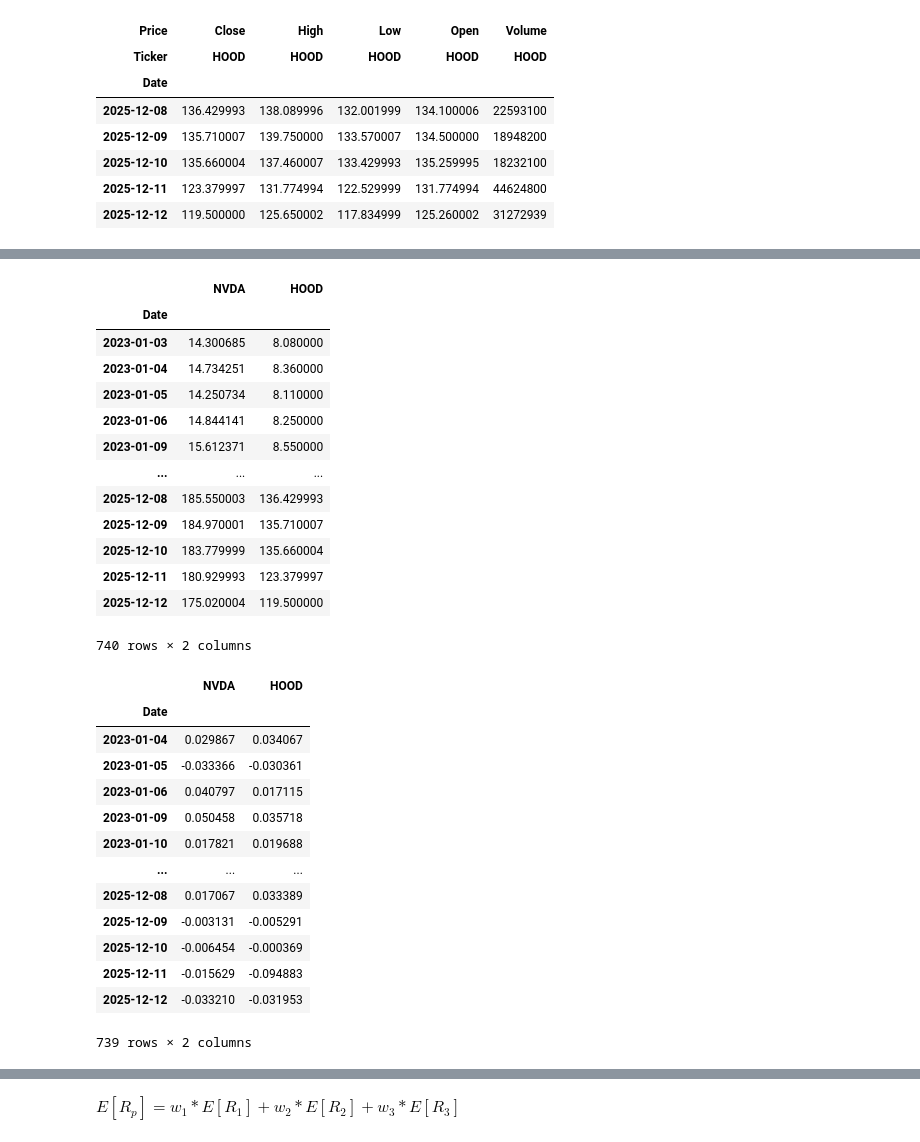
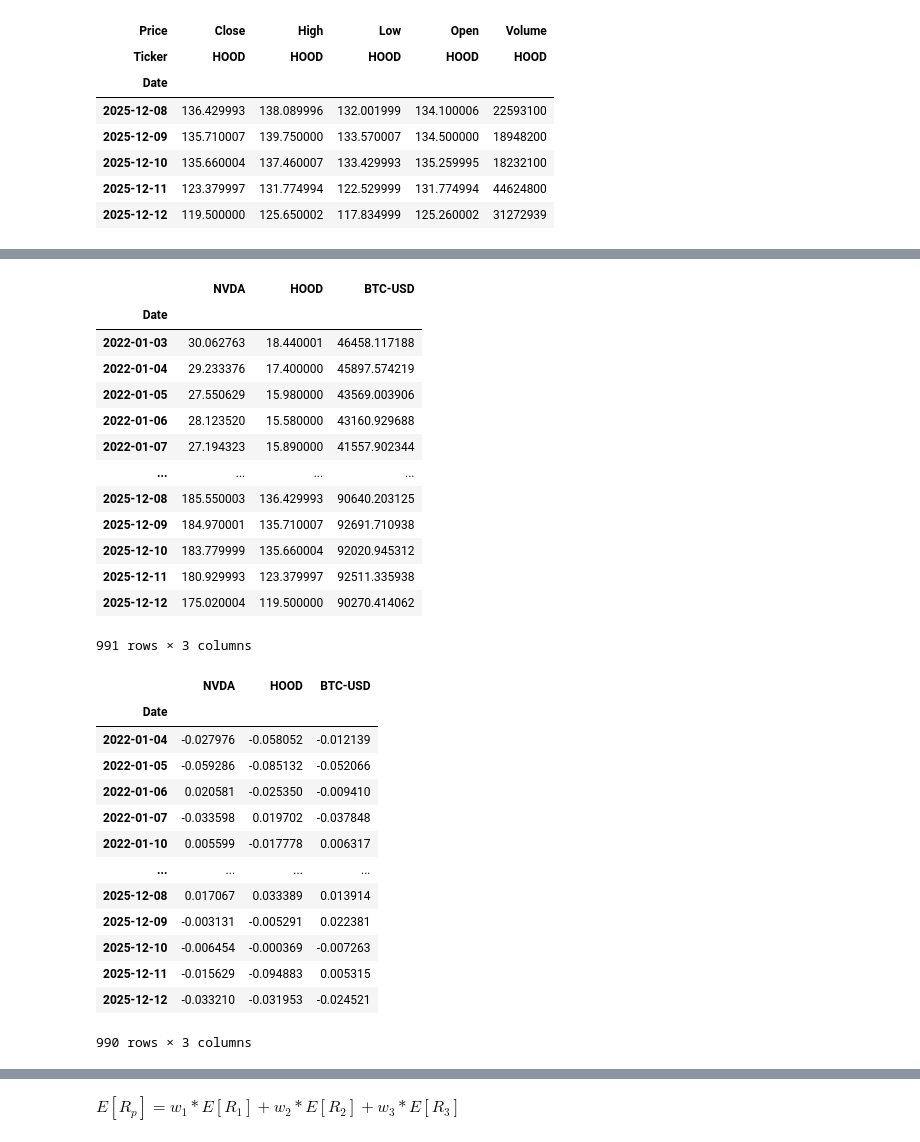
Before and after one commit to Wenbo-Git/Finance, a Jupyter notebook: Portfolio Management/Portfolio Optimization/Portfolio Optimization.ipynb, the cells around one changed output, grey strips where cells are left out. Saved outputs shown, nothing was run; the diff lists cells and outputs as text; code cells hidden in the pictures.

```diff
--- a/Portfolio Management/Portfolio Optimization/Portfolio Optimization.ipynb
+++ b/Portfolio Management/Portfolio Optimization/Portfolio Optimization.ipynb
@@ -6,13 +6,15 @@ import yfinance as yf
 from datetime import datetime
 import scipy.stats as stats
 # %%
-start = datetime.strptime('2023-01-01', '%Y-%m-%d')
+start = datetime.strptime('2022-01-01', '%Y-%m-%d')
 end = datetime.strptime('2025-12-13', '%Y-%m-%d')
 ticker_1="NVDA"
 ticker_2="HOOD"
+ticker_3="BTC-USD"
 
 asset_1 = yf.download(ticker_1, start, end)
 asset_2 = yf.download(ticker_2, start, end)
+asset_3 = yf.download(ticker_3, start, end)
 # %% [output]
 [*********************100%***********************]  1 of 1 completed
 [*********************100%***********************]  1 of 1 completed
@@ -51,38 +70,38 @@ plt.grid(True)
 # %%
-data = pd.concat([asset_1["Close"], asset_2["Close"]],axis=1).dropna()
-data.columns = [ticker_1, ticker_2]
+data = pd.concat([asset_1["Close"], asset_2["Close"], asset_3["Close"]],axis=1).dropna()
+data.columns = [ticker_1, ticker_2, ticker_3]
 N = len(data.columns)
 data
 # %% [output]
-|  | NVDA | HOOD |
-| Date |  |  |
-| 2023-01-03 | 14.300685 | 8.080000 |
-| 2023-01-04 | 14.734251 | 8.360000 |
-| 2023-01-05 | 14.250734 | 8.110000 |
-| 2023-01-06 | 14.844141 | 8.250000 |
-| 2023-01-09 | 15.612371 | 8.550000 |
-| ... | ... | ... |
-| 2025-12-08 | 185.550003 | 136.429993 |
-| 2025-12-09 | 184.970001 | 135.710007 |
-| 2025-12-10 | 183.779999 | 135.660004 |
-| 2025-12-11 | 180.929993 | 123.379997 |
-| 2025-12-12 | 175.020004 | 119.500000 |
+|  | NVDA | HOOD | BTC-USD |
+| Date |  |  |  |
+| 2022-01-03 | 30.062763 | 18.440001 | 46458.117188 |
+| 2022-01-04 | 29.233376 | 17.400000 | 45897.574219 |
+| 2022-01-05 | 27.550629 | 15.980000 | 43569.003906 |
+| 2022-01-06 | 28.123520 | 15.580000 | 43160.929688 |
+| 2022-01-07 | 27.194323 | 15.890000 | 41557.902344 |
+| ... | ... | ... | ... |
+| 2025-12-08 | 185.550003 | 136.429993 | 90640.203125 |
+| 2025-12-09 | 184.970001 | 135.710007 | 92691.710938 |
+| 2025-12-10 | 183.779999 | 135.660004 | 92020.945312 |
+| 2025-12-11 | 180.929993 | 123.379997 | 92511.335938 |
+| 2025-12-12 | 175.020004 | 119.500000 | 90270.414062 |
-740 rows × 2 columns
+991 rows × 3 columns
 # %%
 log_rets = np.log(data/data.shift(1)).dropna()
 log_rets
 # %% [output]
-|  | NVDA | HOOD |
-| Date |  |  |
-| 2023-01-04 | 0.029867 | 0.034067 |
-| 2023-01-05 | -0.033366 | -0.030361 |
-| 2023-01-06 | 0.040797 | 0.017115 |
-| 2023-01-09 | 0.050458 | 0.035718 |
-| 2023-01-10 | 0.017821 | 0.019688 |
-| ... | ... | ... |
-| 2025-12-08 | 0.017067 | 0.033389 |
-| 2025-12-09 | -0.003131 | -0.005291 |
-| 2025-12-10 | -0.006454 | -0.000369 |
-| 2025-12-11 | -0.015629 | -0.094883 |
-| 2025-12-12 | -0.033210 | -0.031953 |
+|  | NVDA | HOOD | BTC-USD |
+| Date |  |  |  |
+| 2022-01-04 | -0.027976 | -0.058052 | -0.012139 |
+| 2022-01-05 | -0.059286 | -0.085132 | -0.052066 |
+| 2022-01-06 | 0.020581 | -0.025350 | -0.009410 |
+| 2022-01-07 | -0.033598 | 0.019702 | -0.037848 |
+| 2022-01-10 | 0.005599 | -0.017778 | 0.006317 |
+| ... | ... | ... | ... |
+| 2025-12-08 | 0.017067 | 0.033389 | 0.013914 |
+| 2025-12-09 | -0.003131 | -0.005291 | 0.022381 |
+| 2025-12-10 | -0.006454 | -0.000369 | -0.007263 |
+| 2025-12-11 | -0.015629 | -0.094883 | 0.005315 |
+| 2025-12-12 | -0.033210 | -0.031953 | -0.024521 |
-739 rows × 2 columns
+990 rows × 3 columns
```
Also changed, not shown: parts of 14 cells of this notebook.
